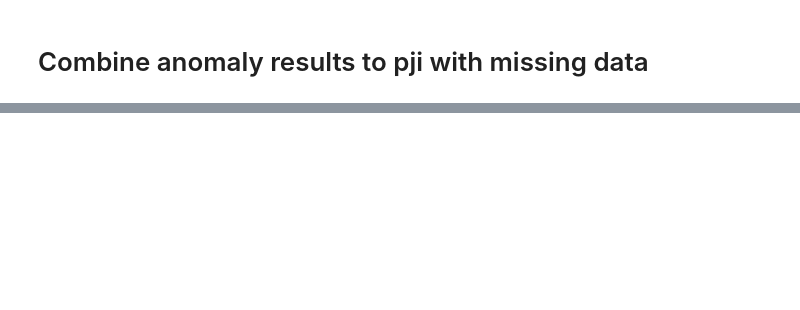
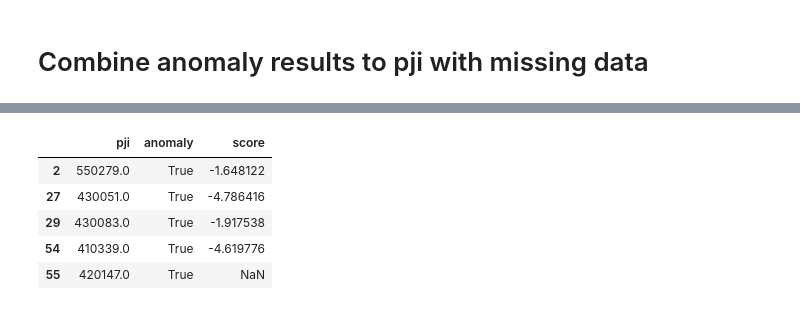
Before and after one commit to alixtc/Renault, a Jupyter notebook: notebooks/Anomaly detection.ipynb, the cells around one changed output, grey strips where cells are left out. Cells and saved outputs as stored; diff of their text form; code cells hidden in the pictures; blank space fills up the shorter version.

```diff
--- a/notebooks/Anomaly detection.ipynb
+++ b/notebooks/Anomaly detection.ipynb
@@ -259,0 +274,19 @@ global_results.to_csv('../data/inference_results_ATC.csv', index=False)
+# %%
+anomaly = AnomalyDetection(working_df)
+
+anomaly.filter_preprocess_train_data()
+
+anomaly.fit_on_train()
+
+anomaly.filter_preprocess_test_data(test_reshaped)
+
+results = anomaly.return_predictions()
+# %%
+results[results.anomaly == True]
+# %% [output]
+|  | pji | anomaly | score |
+| 2 | 550279.0 | True | -1.648122 |
+| 27 | 430051.0 | True | -4.786416 |
+| 29 | 430083.0 | True | -1.917538 |
+| 54 | 410339.0 | True | -4.619776 |
+| 55 | 420147.0 | True | NaN |
```
Also changed, not shown: parts of 9 cells of this notebook, 1 other file.
